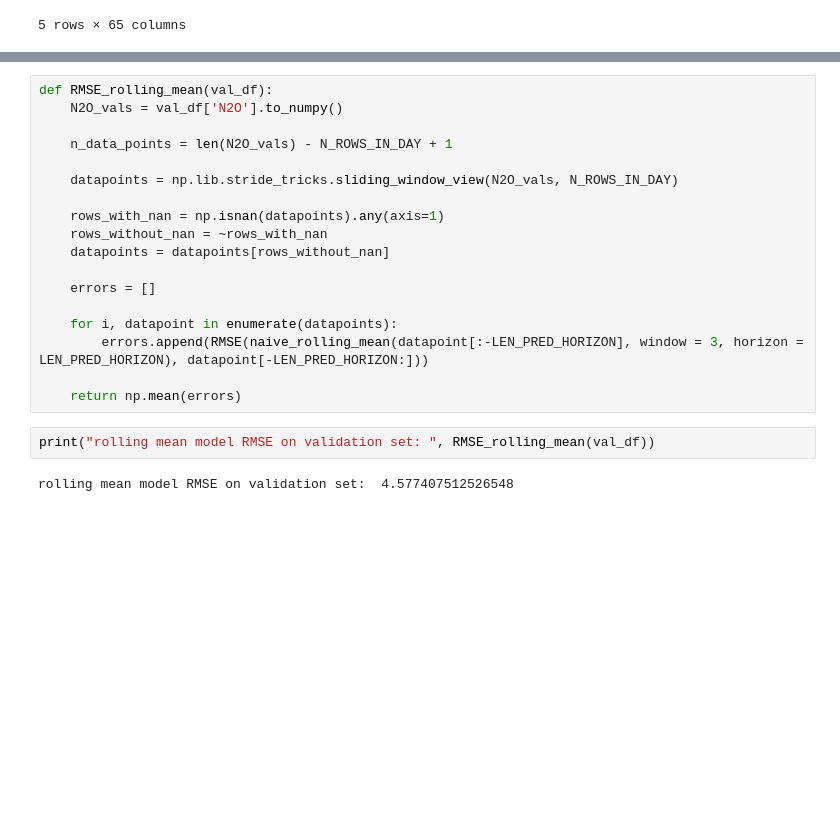
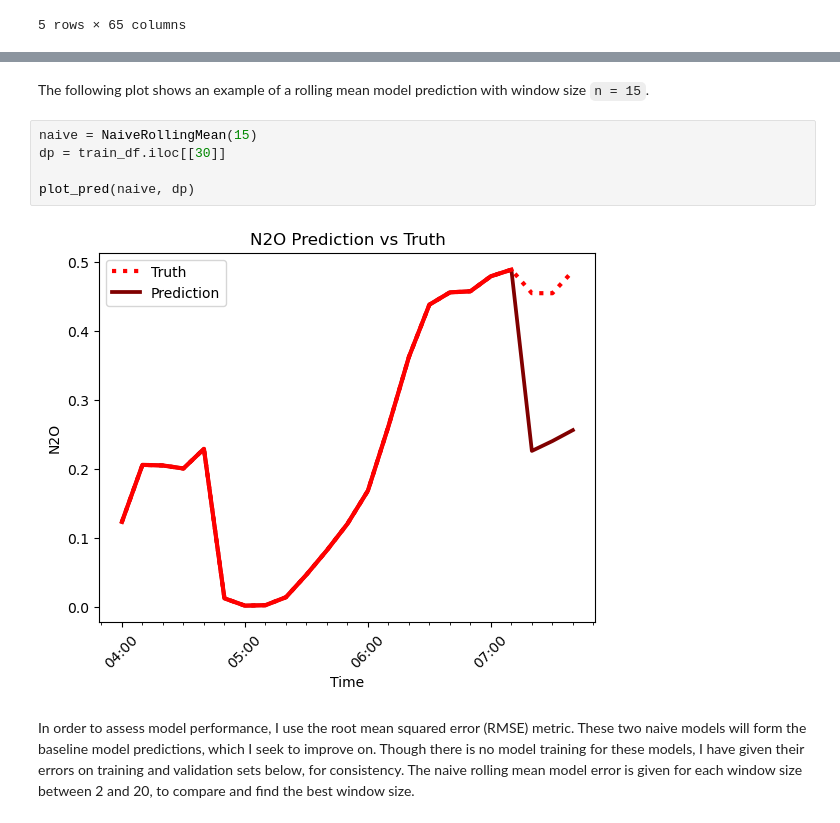
Before and after one commit to AmritpalSNijjar/wastewater_forecasting, a Jupyter notebook: notebooks/baselines.ipynb, the cells around one changed output, grey strips where cells are left out. Saved outputs shown, nothing was run; the diff lists cells and outputs as text; blank space fills up the shorter version.

```diff
--- a/notebooks/baselines.ipynb
+++ b/notebooks/baselines.ipynb
@@ -359,22 +83,11 @@ plt.legend()
-# %%
-def RMSE_rolling_mean(val_df):
-    N2O_vals = val_df['N2O'].to_numpy()
-
-    n_data_points = len(N2O_vals) - N_ROWS_IN_DAY + 1
-
-    datapoints = np.lib.stride_tricks.sliding_window_view(N2O_vals, N_ROWS_IN_DAY)
-
-    rows_with_nan = np.isnan(datapoints).any(axis=1)
-    rows_without_nan = ~rows_with_nan
-    datapoints = datapoints[rows_without_nan]
-
-    errors = []
-
-    for i, datapoint in enumerate(datapoints):
-        errors.append(RMSE(naive_rolling_mean(datapoint[:-LEN_PRED_HORIZON], window = 3, horizon = LEN_PRED_HORIZON), datapoint[-LEN_PRED_HORIZON:]))
-
-    return np.mean(errors)
-# %%
-print("rolling mean model RMSE on validation set: ", RMSE_rolling_mean(val_df))
-# %% [output]
-rolling mean model RMSE on validation set:  4.577407512526548
+# %% [markdown]
+The following plot shows an example of a rolling mean model prediction with window size `n = 15`.
+# %%
+naive = NaiveRollingMean(15)
+dp = train_df.iloc[[30]]
+
+plot_pred(naive, dp)
+# %% [output]
+[figure, added]
+# %% [markdown]
+In order to assess model performance, I use the root mean squared error (RMSE) metric. These two naive models will form the baseline model predictions, which I seek to improve on. Though there is no model training for these models, I have given their errors on training and validation sets below, for consistency. The naive rolling mean model error is given for each window size between 2 and 20, to compare and find the best window size.
```
Also changed, not shown: parts of 20 cells of this notebook.
